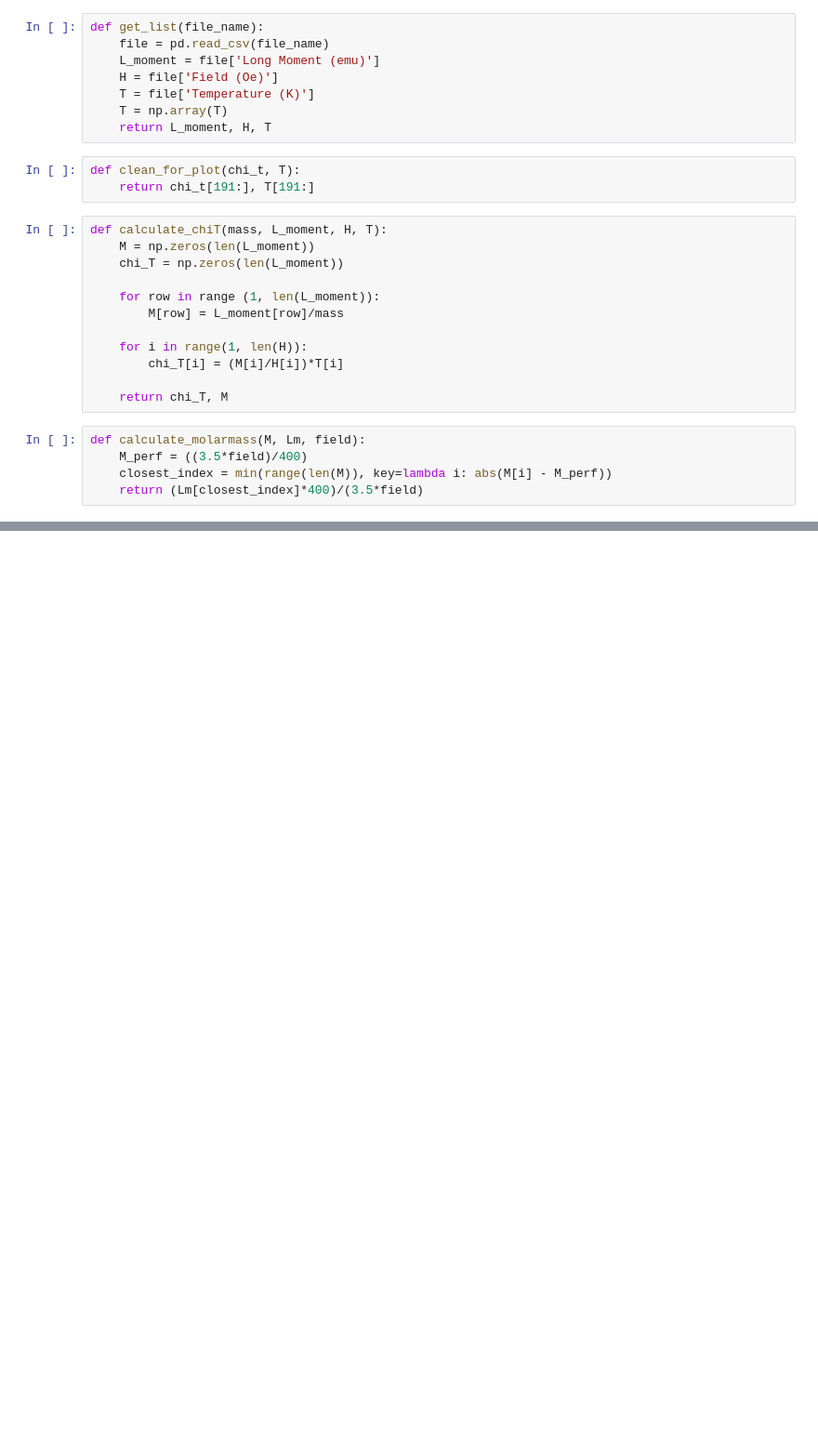
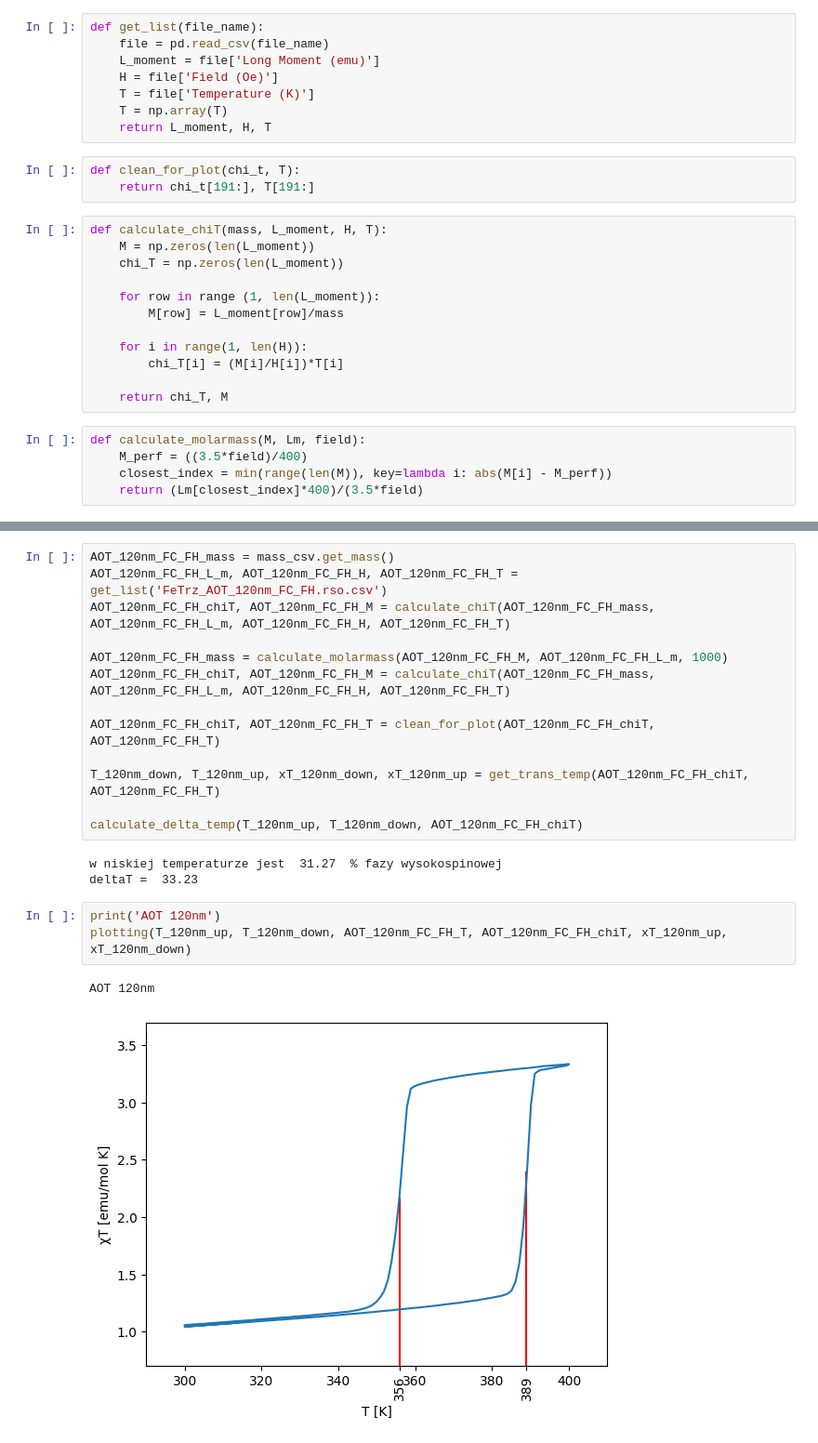
Before and after one commit to juslon73/IFJ_2023, a Jupyter notebook: spin_crossover/dane/spin_crossover.ipynb, the cells around one changed output, grey strips where cells are left out. Shown: that part at 93% size. Saved outputs shown, nothing was run; the diff lists cells and outputs as text; blank space fills up the shorter version.

```diff
--- a/spin_crossover/dane/spin_crossover.ipynb
+++ b/spin_crossover/dane/spin_crossover.ipynb
@@ -100,0 +159,22 @@ Text(0, 0.5, 'χT [emu/mol K]')
+# %%
+AOT_120nm_FC_FH_mass = mass_csv.get_mass()
+AOT_120nm_FC_FH_L_m, AOT_120nm_FC_FH_H, AOT_120nm_FC_FH_T = get_list('FeTrz_AOT_120nm_FC_FH.rso.csv')
+AOT_120nm_FC_FH_chiT, AOT_120nm_FC_FH_M = calculate_chiT(AOT_120nm_FC_FH_mass, AOT_120nm_FC_FH_L_m, AOT_120nm_FC_FH_H, AOT_120nm_FC_FH_T)
+
+AOT_120nm_FC_FH_mass = calculate_molarmass(AOT_120nm_FC_FH_M, AOT_120nm_FC_FH_L_m, 1000)
+AOT_120nm_FC_FH_chiT, AOT_120nm_FC_FH_M = calculate_chiT(AOT_120nm_FC_FH_mass, AOT_120nm_FC_FH_L_m, AOT_120nm_FC_FH_H, AOT_120nm_FC_FH_T)
+
+AOT_120nm_FC_FH_chiT, AOT_120nm_FC_FH_T = clean_for_plot(AOT_120nm_FC_FH_chiT, AOT_120nm_FC_FH_T)
+
+T_120nm_down, T_120nm_up, xT_120nm_down, xT_120nm_up = get_trans_temp(AOT_120nm_FC_FH_chiT, AOT_120nm_FC_FH_T)
+
+calculate_delta_temp(T_120nm_up, T_120nm_down, AOT_120nm_FC_FH_chiT)
+# %% [output]
+w niskiej temperaturze jest  31.27  % fazy wysokospinowej
+deltaT =  33.23
+# %%
+print('AOT 120nm')
+plotting(T_120nm_up, T_120nm_down, AOT_120nm_FC_FH_T, AOT_120nm_FC_FH_chiT, xT_120nm_up, xT_120nm_down)
+# %% [output]
+AOT 120nm
+[figure, added]
```
Also changed, not shown: parts of 15 cells of this notebook, 2 other files.
